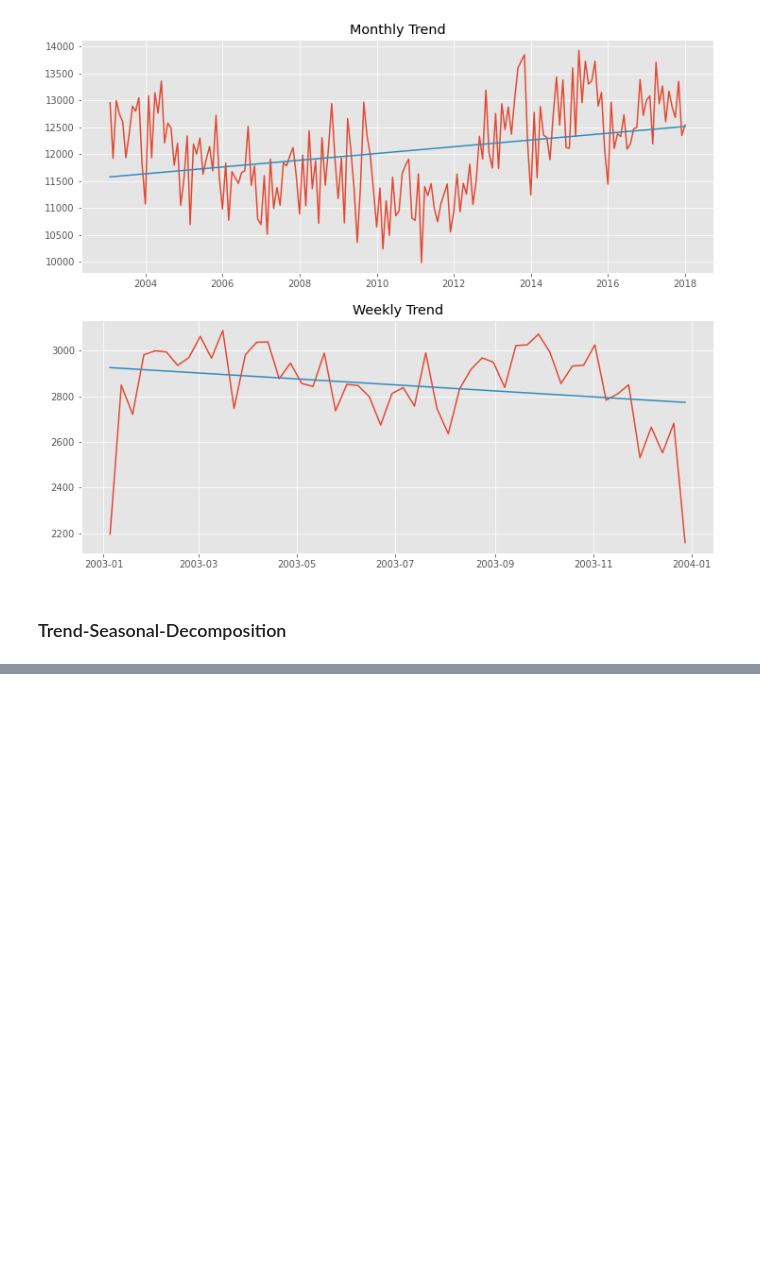
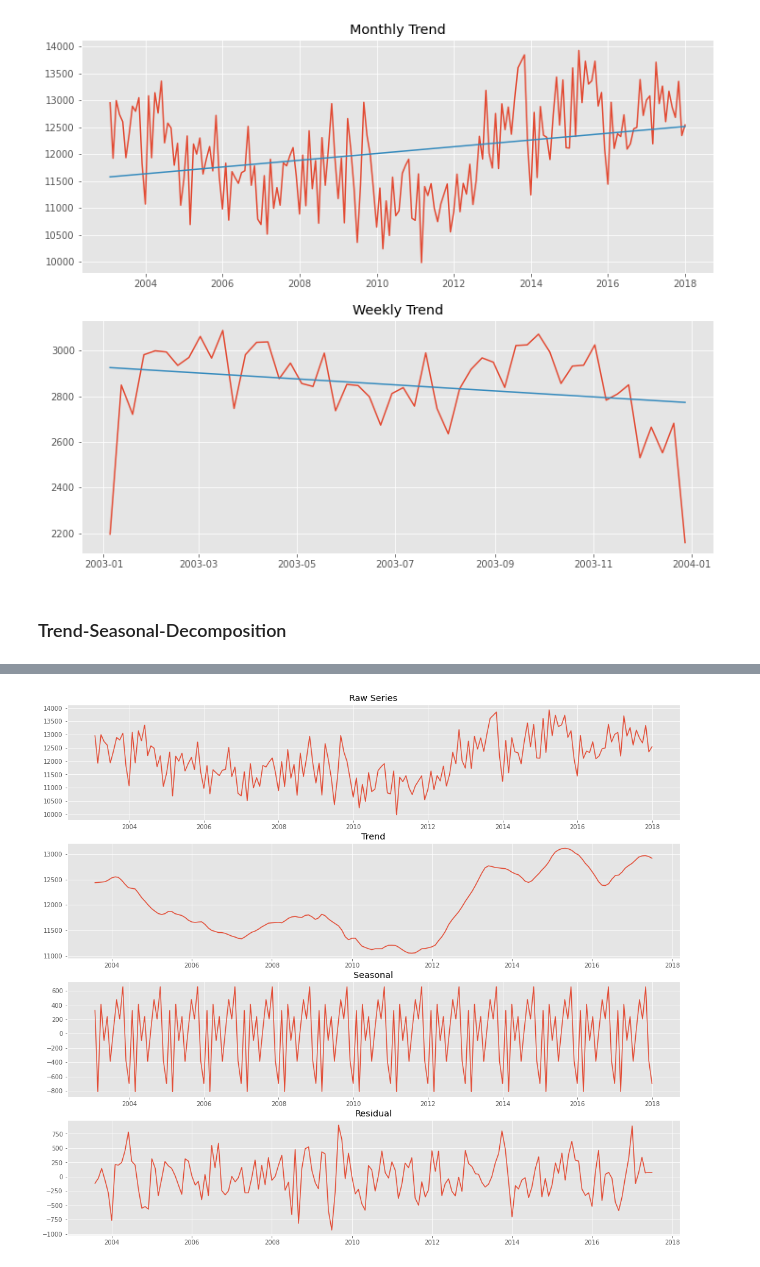
Before and after one commit to mkpetterson/sfcrime, a Jupyter notebook: notebooks/time_series_analysis.ipynb, the cells around one changed output, grey strips where cells are left out. Drawn from its saved outputs; the diff is of its cells as text; code cells hidden in the pictures; blank space fills up the shorter version.

Commit message:
tsa trends + images

```diff
--- a/notebooks/time_series_analysis.ipynb
+++ b/notebooks/time_series_analysis.ipynb
@@ -181,0 +166,12 @@ Freq: M, Name: trend, Length: 180, dtype: float64
+# %%
+# Statsmodel decomp has 3 components. Let's plot them
+fig, axes = plt.subplots(4,1, figsize=(18, 16))
+
+names = ['Raw Series', 'Trend', 'Seasonal', 'Residual']
+components = [series, decomp.trend, decomp.seasonal, decomp.resid]
+
+for ax, name, comp in zip(axes, names, components):
+    ax.plot(series.index, comp)
+    ax.set_title(name)
+# %% [output]
+[figure, added]
```
Also changed, not shown: parts of 1 cell of this notebook, 1 other file.
